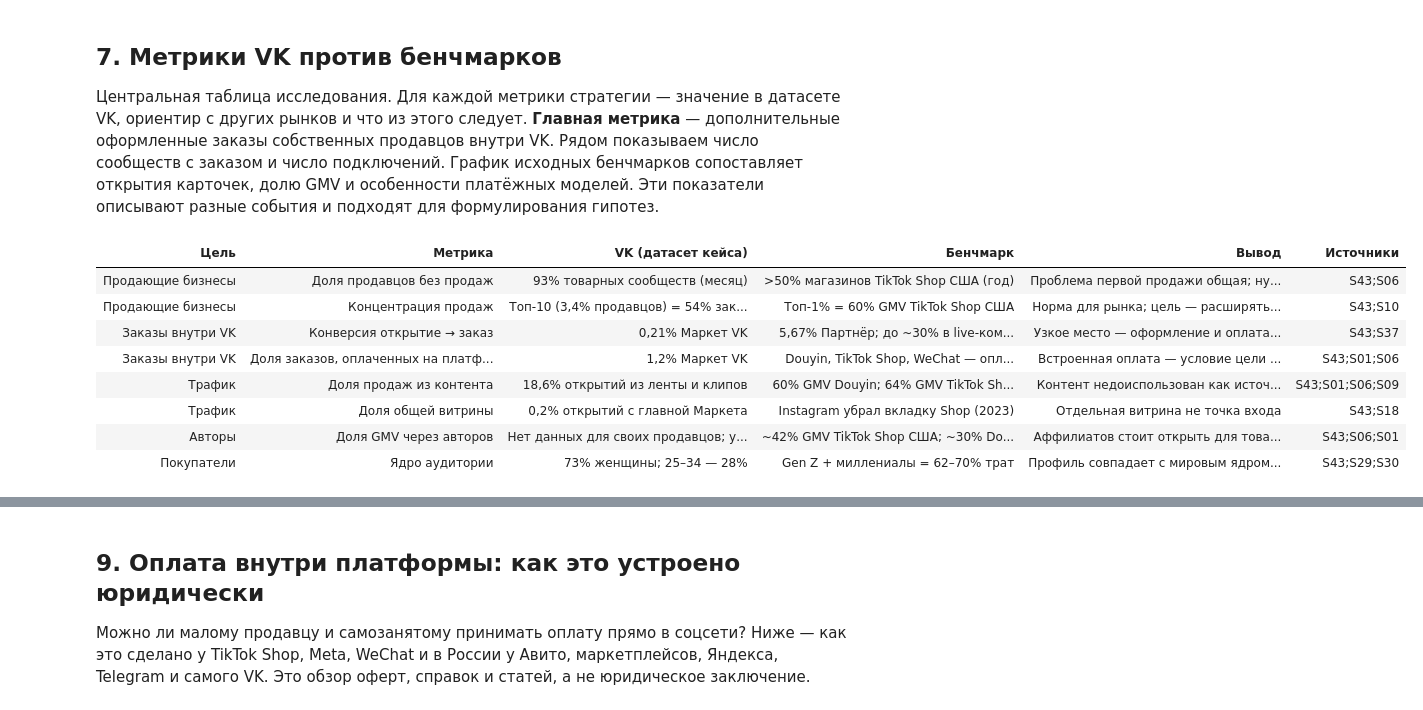
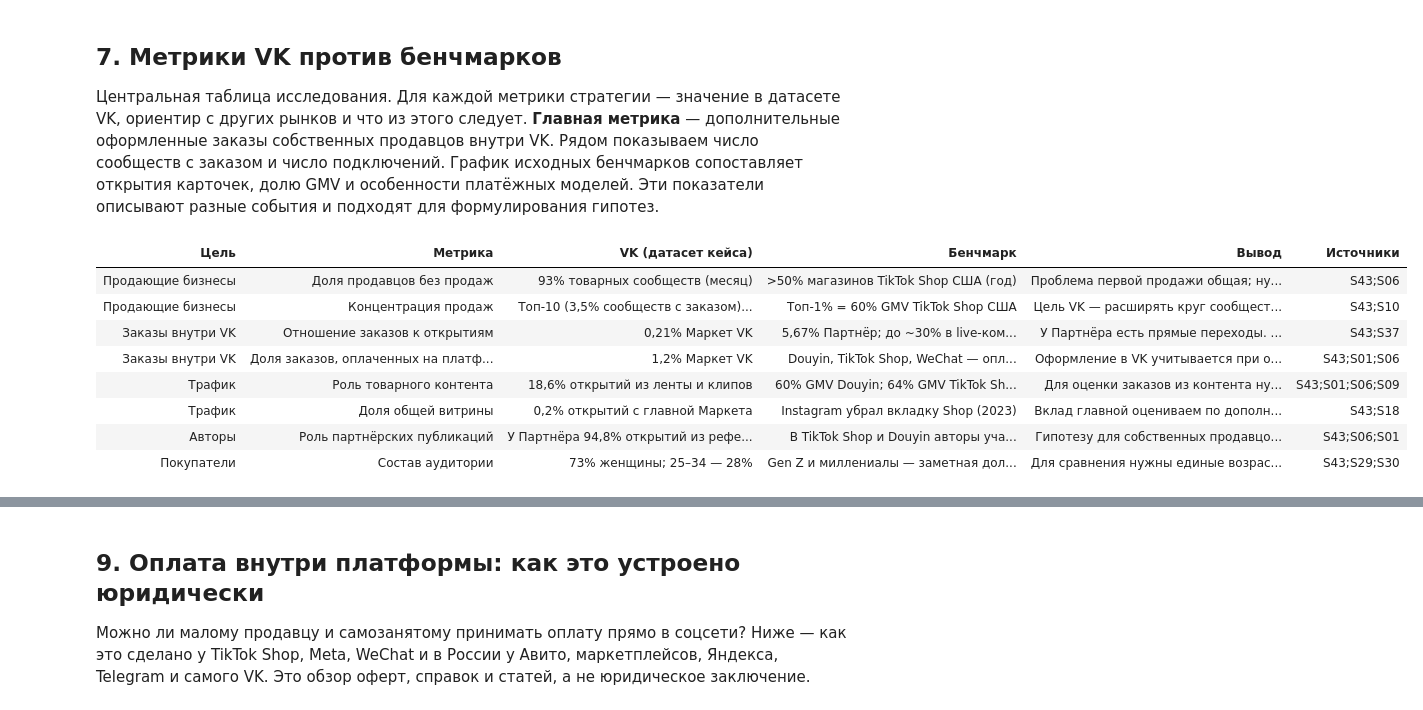
Before and after one commit to Shadovv-Government/vs_case_champ, a Jupyter notebook: technical/notebooks/02_social_commerce_benchmarks.ipynb, the cells around one changed output, grey strips where cells are left out. Cells and saved outputs as stored; diff of their text form; code cells hidden in the pictures.

```diff
--- a/technical/notebooks/02_social_commerce_benchmarks.ipynb
+++ b/technical/notebooks/02_social_commerce_benchmarks.ipynb
@@ -373,24 +374,24 @@ finish(fig, "Продают визуальные товары повседнев
 # %%
 bench = pd.DataFrame([
     ["Продающие бизнесы", "Доля продавцов без продаж", "93% товарных сообществ (месяц)", ">50% магазинов TikTok Shop США (год)", "Проблема первой продажи общая; нужен отдельный путь для новичков", "S43;S06"],
-    ["Продающие бизнесы", "Концентрация продаж", "Топ-10 (3,4% продавцов) = 54% заказов", "Топ-1% = 60% GMV TikTok Shop США", "Норма для рынка; цель — расширять базу, а не растить лидеров", "S43;S10"],
-    ["Заказы внутри VK", "Конверсия открытие → заказ", "0,21% Маркет VK", "5,67% Партнёр; до ~30% в live-коммерции Китая", "Узкое место — оформление и оплата, а не охват", "S43;S37"],
-    ["Заказы внутри VK", "Доля заказов, оплаченных на платформе", "1,2% Маркет VK", "Douyin, TikTok Shop, WeChat — оплата внутри приложения по умолчанию", "Встроенная оплата — условие цели «заказы внутри VK»", "S43;S01;S06"],
-    ["Трафик", "Доля продаж из контента", "18,6% открытий из ленты и клипов", "60% GMV Douyin; 64% GMV TikTok Shop США; 32% GMV ЮВА", "Контент недоиспользован как источник продаж", "S43;S01;S06;S09"],
-    ["Трафик", "Доля общей витрины", "0,2% открытий с главной Маркета", "Instagram убрал вкладку Shop (2023)", "Отдельная витрина не точка входа", "S43;S18"],
-    ["Авторы", "Доля GMV через авторов", "Нет данных для своих продавцов; у Партнёра 94,8% открытий из реферальных постов", "~42% GMV TikTok Shop США; ~30% Douyin", "Аффилиатов стоит открыть для товарных сообществ VK", "S43;S06;S01"],
-    ["Покупатели", "Ядро аудитории", "73% женщины; 25–34 — 28%", "Gen Z + миллениалы = 62–70% трат", "Профиль совпадает с мировым ядром соцкоммерции", "S43;S29;S30"],
+    ["Продающие бизнесы", "Концентрация продаж", "Топ-10 (3,5% сообществ с заказом) = 54% заказов", "Топ-1% = 60% GMV TikTok Shop США", "Цель VK — расширять круг сообществ с заказами", "S43;S10"],
+    ["Заказы внутри VK", "Отношение заказов к открытиям", "0,21% Маркет VK", "5,67% Партнёр; до ~30% в live-коммерции Китая", "У Партнёра есть прямые переходы. Для сравнения нужны одинаковые маршруты", "S43;S37"],
+    ["Заказы внутри VK", "Доля заказов, оплаченных на платформе", "1,2% Маркет VK", "Douyin, TikTok Shop, WeChat — оплата внутри приложения по умолчанию", "Оформление в VK учитывается при оплате вне платформы", "S43;S01;S06"],
+    ["Трафик", "Роль товарного контента", "18,6% открытий из ленты и клипов", "60% GMV Douyin; 64% GMV TikTok Shop США; 32% GMV ЮВА", "Для оценки заказов из контента нужна атрибуция", "S43;S01;S06;S09"],
+    ["Трафик", "Доля общей витрины", "0,2% открытий с главной Маркета", "Instagram убрал вкладку Shop (2023)", "Вклад главной оцениваем по дополнительным заказам", "S43;S18"],
+    ["Авторы", "Роль партнёрских публикаций", "У Партнёра 94,8% открытий из реферальных постов", "В TikTok Shop и Douyin авторы участвуют в продвижении", "Гипотезу для собственных продавцов проверяем отдельно", "S43;S06;S01"],
+    ["Покупатели", "Состав аудитории", "73% женщины; 25–34 — 28%", "Gen Z и миллениалы — заметная доля трат в США", "Для сравнения нужны единые возрастные группы и метрики", "S43;S29;S30"],
 ], columns=["Цель", "Метрика", "VK (датасет кейса)", "Бенчмарк", "Вывод", "Источники"])
 bench.style.hide(axis="index").set_properties(**{"text-align": "left", "vertical-align": "top"})
 # %% [output]
 | Цель | Метрика | VK (датасет кейса) | Бенчмарк | Вывод | Источники |
 | Продающие бизнесы | Доля продавцов без продаж | 93% товарных сообществ (месяц) | >50% магазинов TikTok Shop США (год) | Проблема первой продажи общая; ну... | S43;S06 |
-| Продающие бизнесы | Концентрация продаж | Топ-10 (3,4% продавцов) = 54% зак... | Топ-1% = 60% GMV TikTok Shop США | Норма для рынка; цель — расширять... | S43;S10 |
-| Заказы внутри VK | Конверсия открытие → заказ | 0,21% Маркет VK | 5,67% Партнёр; до ~30% в live-ком... | Узкое место — оформление и оплата... | S43;S37 |
-| Заказы внутри VK | Доля заказов, оплаченных на платф... | 1,2% Маркет VK | Douyin, TikTok Shop, WeChat — опл... | Встроенная оплата — условие цели ... | S43;S01;S06 |
-| Трафик | Доля продаж из контента | 18,6% открытий из ленты и клипов | 60% GMV Douyin; 64% GMV TikTok Sh... | Контент недоиспользован как источ... | S43;S01;S06;S09 |
-| Трафик | Доля общей витрины | 0,2% открытий с главной Маркета | Instagram убрал вкладку Shop (2023) | Отдельная витрина не точка входа | S43;S18 |
-| Авторы | Доля GMV через авторов | Нет данных для своих продавцов; у... | ~42% GMV TikTok Shop США; ~30% Do... | Аффилиатов стоит открыть для това... | S43;S06;S01 |
-| Покупатели | Ядро аудитории | 73% женщины; 25–34 — 28% | Gen Z + миллениалы = 62–70% трат | Профиль совпадает с мировым ядром... | S43;S29;S30 |
+| Продающие бизнесы | Концентрация продаж | Топ-10 (3,5% сообществ с заказом)... | Топ-1% = 60% GMV TikTok Shop США | Цель VK — расширять круг сообщест... | S43;S10 |
+| Заказы внутри VK | Отношение заказов к открытиям | 0,21% Маркет VK | 5,67% Партнёр; до ~30% в live-ком... | У Партнёра есть прямые переходы. ... | S43;S37 |
+| Заказы внутри VK | Доля заказов, оплаченных на платф... | 1,2% Маркет VK | Douyin, TikTok Shop, WeChat — опл... | Оформление в VK учитывается при о... | S43;S01;S06 |
+| Трафик | Роль товарного контента | 18,6% открытий из ленты и клипов | 60% GMV Douyin; 64% GMV TikTok Sh... | Для оценки заказов из контента ну... | S43;S01;S06;S09 |
+| Трафик | Доля общей витрины | 0,2% открытий с главной Маркета | Instagram убрал вкладку Shop (2023) | Вклад главной оцениваем по дополн... | S43;S18 |
+| Авторы | Роль партнёрских публикаций | У Партнёра 94,8% открытий из рефе... | В TikTok Shop и Douyin авторы уча... | Гипотезу для собственных продавцо... | S43;S06;S01 |
+| Покупатели | Состав аудитории | 73% женщины; 25–34 — 28% | Gen Z и миллениалы — заметная дол... | Для сравнения нужны единые возрас... | S43;S29;S30 |
 # %%
 fig, ax = plt.subplots(figsize=(12, 4.3))
```
Also changed, not shown: parts of 8 cells of this notebook, 28 other files.
